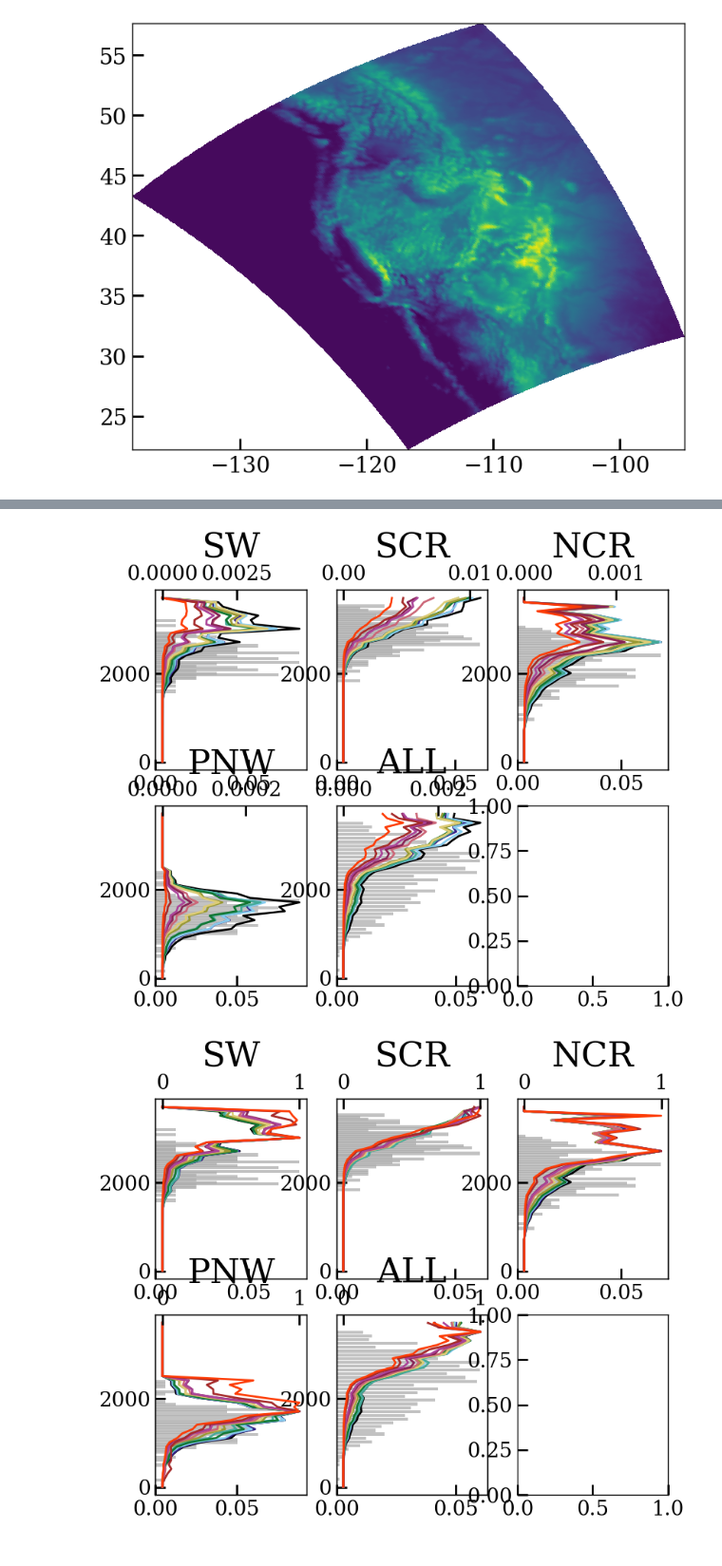
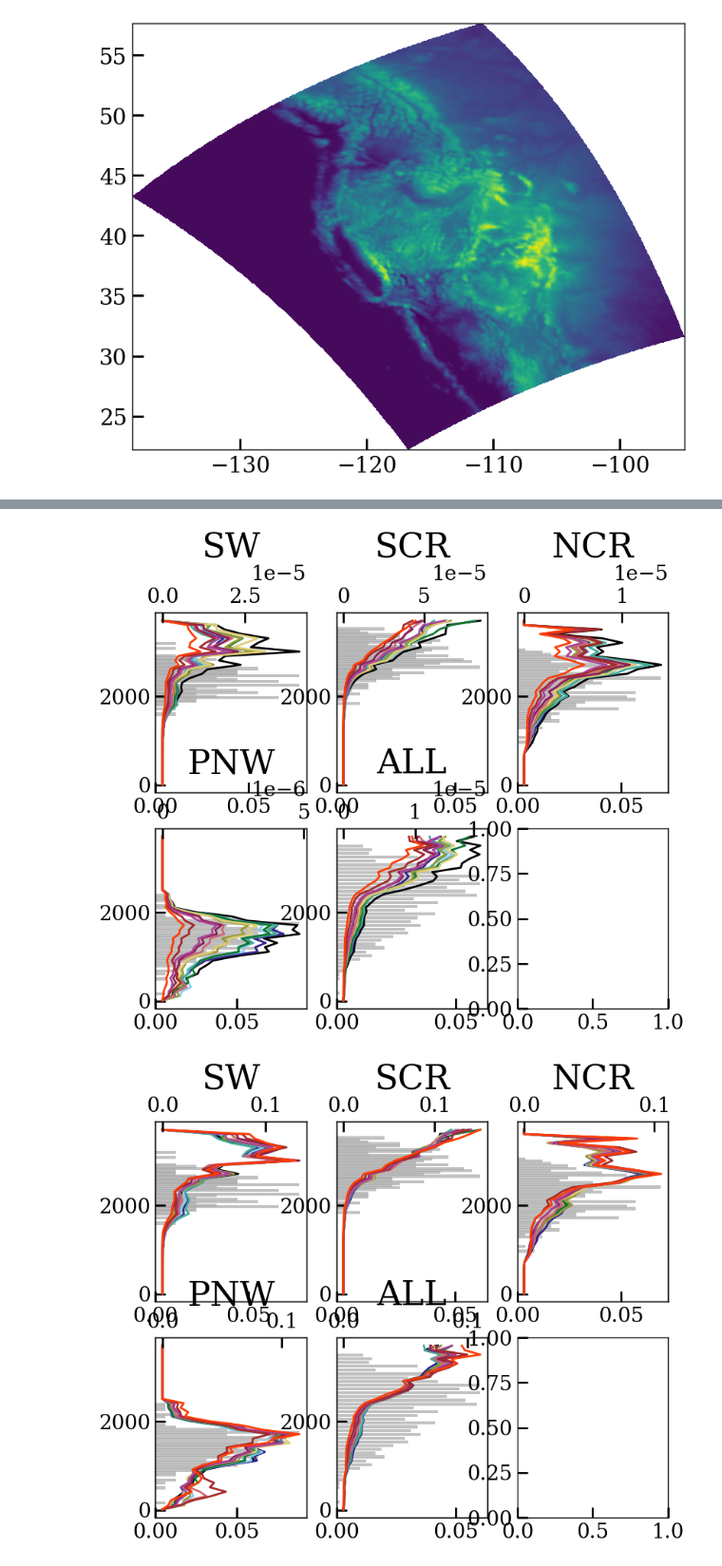
Before and after one commit to bair-climate-initiative/fate-of-snotels, a Jupyter notebook: nbs/elevation_cdf.ipynb, the cells around one changed output, grey strips where cells are left out. Shown at 95% size. Saved outputs shown, nothing was run; the diff lists cells and outputs as text; code cells hidden in the pictures.

```diff
--- a/nbs/elevation_cdf.ipynb
+++ b/nbs/elevation_cdf.ipynb
@@ -139,12 +139,43 @@ for i in range(12):
     subset = swe_sorted.sel(day=slice(day_start, day_end))
 
     # Take the average of the "swe" variable across all days in the subset
-    average_swe = subset["swe"].mean(dim="day").compute()
+    max_swe = subset["swe"].max(dim="day").compute()
 
     with dask.config.set(scheduler='threads'):
-        snow = (average_swe.data * mask).sum(axis = (1,2))
+        snow = (max_swe.data * mask).sum(axis = (1,2))
         area = mask.sum(axis = (1,2))
     # Calculate the cumulative area and snow
     #cumulative_snow = np.cumsum(snow)
     snow_by_elev_bin.append(snow)
     area_by_elev_bin.append(area)
+# %%
+# Plot the hypsometric curve
+
+ft_to_m= 0.3048
+fig,ax = plt.subplots(1,2, figsize = (10,5))
+ax0 = ax[0]
+ax1 = ax[1]
+ax02 = ax0.twinx()
+ax12 = ax1.twinx()
+hist, edges = np.histogram(snotel_no_ak.elev * ft_to_m, bins=40)
+# Create horizontal bar plot
+# y_pos = np.arange(len(edges)-1) * max(elevation_bins) * ft_to_m / 40
+y_pos = [(edges[i+1] + edges[i])/2 for i in range(len(edges)-1)]
+ax0.hist(snotel_no_ak.elev * ft_to_m, bins=40, color = 'darkgray')
+ax1.hist(snotel_no_ak.elev * ft_to_m, bins=40, color='darkgray', alpha=0.7)
+
+yrs = range(1980,2100, 10)
+for i , data in enumerate(snow_by_elev_bin['ALL']):
+    data = np.cumsum(data)
+    ax02.plot( elevation_bins[1:], data / np.nanmax(snow_by_elev_bin['ALL']),label = f'{yrs[i]}-{yrs[i]+10}', zorder=-1)
+    ax12.plot( elevation_bins[1:], data / np.nanmax(data), label = f'{yrs[i]}-{yrs[i]+10}', zorder=-1)
+
+#ax02.set_ylabel('Elevation (m)')
+#ax12.set_xlabel('Cumulative proportion')
+#ax02.set_ylim((0,1.1))
+#ax12.set_ylim((0,1.1))
+#ax02.tick_params(axis='y', which='both', length=0)
+#ax1.set_yticklabels([])
+#ax02.set_yticklabels([])
+ax12.legend(frameon=False, bbox_to_anchor=(1.3, 0.5), loc='center left')
+plt.show()
@@ -225,12 +271,12 @@ for i in range(12):
         subset = swe_sorted.sel(day=slice(day_start, day_end))
 
         # Take the average of the "swe" variable across all days in the subset
-        average_swe = subset["swe"].mean(dim="day").compute()
+        max_swe = subset["swe"].max(dim="day").compute()
 
         for i,regmask in enumerate(regionmasks):
             subregion = subregions[i]
             with dask.config.set(scheduler='threads'):
-                snow = (average_swe.data * mask * regmask).sum(axis = (1,2))
+                snow = (max_swe.data * mask * regmask).sum(axis = (1,2))
                 area = mask.sum(axis = (1,2))
             snow_by_elev_bin[subregion].append(snow)
             area_by_elev_bin[subregion].append(area)
@@ -283,34 +329,34 @@ axs = axs.flatten()
 for i, subregion in enumerate(subregions):
     ax = axs[i]
     ax2 = ax.twiny()
     snotels = snotels_by_subregion[subregion]
     hist, edges = np.histogram(snotels.elev * ft_to_m, bins=40)
     y_pos = [(edges[i+1] + edges[i])/2 for i in range(len(edges)-1)]
     ax.barh(y_pos , hist / len(snotels),height = 70,align='center', color='darkgray', alpha=0.7)
     snowdata = snow_by_elev_bin[subregion]
     areadata = area_by_elev_bin[subregion]
     plotdata = np.array(snowdata)/np.array(areadata)
     for j,data in enumerate(plotdata):
-        ax2.plot(data / np.nanmax(snowdata), elevation_bins[1:], label = f'{yrs[i]}-{yrs[i]+10}', zorder=-1)
+        ax2.plot(data / np.nansum(snowdata), elevation_bins[1:], label = f'{yrs[i]}-{yrs[i]+10}', zorder=-1)
     ax.set_title(subregion)
 
 
 fig,axs = plt.subplots(2,3)
 axs = axs.flatten()
 
 for i, subregion in enumerate(subregions):
     ax = axs[i]
     ax2 = ax.twiny()
     snotels = snotels_by_subregion[subregion]
     hist, edges = np.histogram(snotels.elev * ft_to_m, bins=40)
     y_pos = [(edges[i+1] + edges[i])/2 for i in range(len(edges)-1)]
     ax.barh(y_pos , hist / len(snotels),height = 70,align='center', color='darkgray', alpha=0.7)
     snowdata = snow_by_elev_bin[subregion]
     areadata = area_by_elev_bin[subregion]
     plotdata = np.array(snowdata)/np.array(areadata)
     for j,data in enumerate(plotdata):
-        ax2.plot(data / np.nanmax(data), elevation_bins[1:], label = f'{yrs[i]}-{yrs[i]+10}', zorder=-1)
+        ax2.plot(data / np.nansum(data), elevation_bins[1:], label = f'{yrs[i]}-{yrs[i]+10}', zorder=-1)
     ax.set_title(subregion)
 # %% [output]
-[figure, old version]
+[figure, new version]
-[figure, old version]
+[figure, new version]
```
Also changed, not shown: parts of 27 cells of this notebook, 41 other files.
